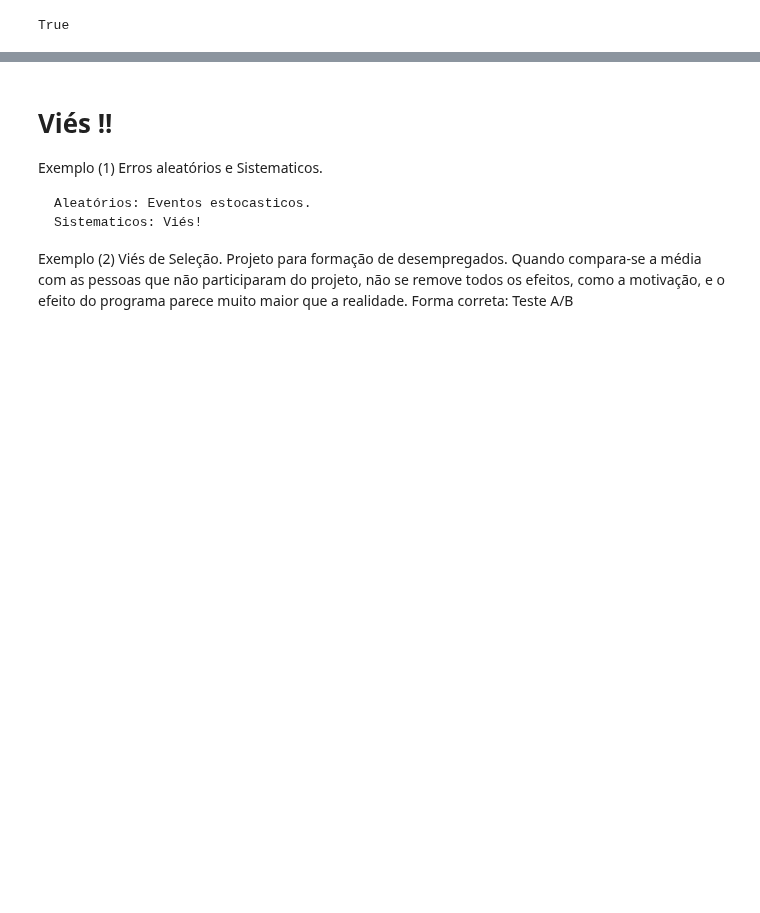
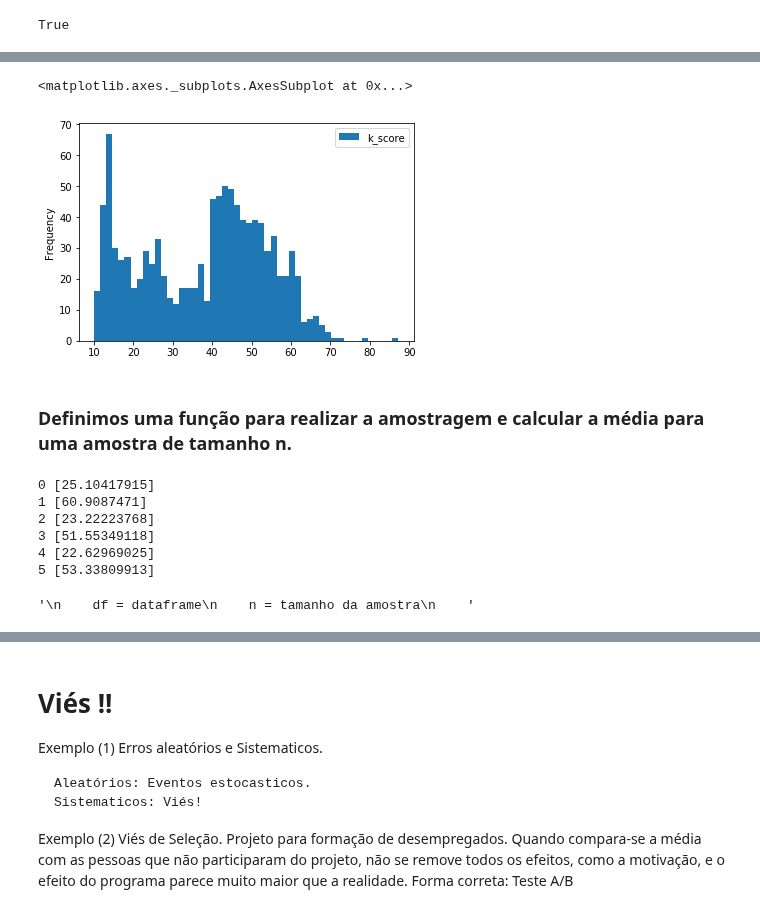
Before and after one commit to sn3fru/datascience_course, a Jupyter notebook: 1-analise-exploratória-basica/06-inferencia1/inferencia_1.ipynb, the cells around one changed output, grey strips where cells are left out. Cells and saved outputs as stored; diff of their text form; code cells hidden in the pictures; blank space fills up the shorter version.

Commit message:
Modulo1-06-Inferencia1 - Conclusao da parte pratica Klout Score
Adicao do exemplo de Klout score e pratica do teste de hipoteses com t-Student em Scipy

```diff
--- a/1-analise-exploratória-basica/06-inferencia1/inferencia_1.ipynb
+++ b/1-analise-exploratória-basica/06-inferencia1/inferencia_1.ipynb
@@ -359,0 +399,3 @@ True
+# %%
+df = pd.read_csv('data/klout_scores.csv', header=None, decimal=",")
+df.columns = ['k_score']
@@ -359,0 +420,7 @@ True
+# %%
+df.plot.hist(bins=50)
+# %% [output]
+<matplotlib.axes._subplots.AxesSubplot at 0x...>
+[figure, added]
+# %% [markdown]
+### Definimos uma função para realizar a amostragem e calcular a média para uma amostra de tamanho n.
@@ -359,0 +445,16 @@ True
+# %%
+for i, n in enumerate(df.values):
+    print(i, n)
+    if i == 5:
+        break
+# %% [output]
+0 [25.10417915]
+1 [60.9087471]
+2 [23.22223768]
+3 [51.55349118]
+4 [22.62969025]
+5 [53.33809913]
+# %%
+sampling.__doc__
+# %% [output]
+'\n    df = dataframe\n    n = tamanho da amostra\n    '
```
Also changed, not shown: parts of 50 cells of this notebook, 1 other file.
